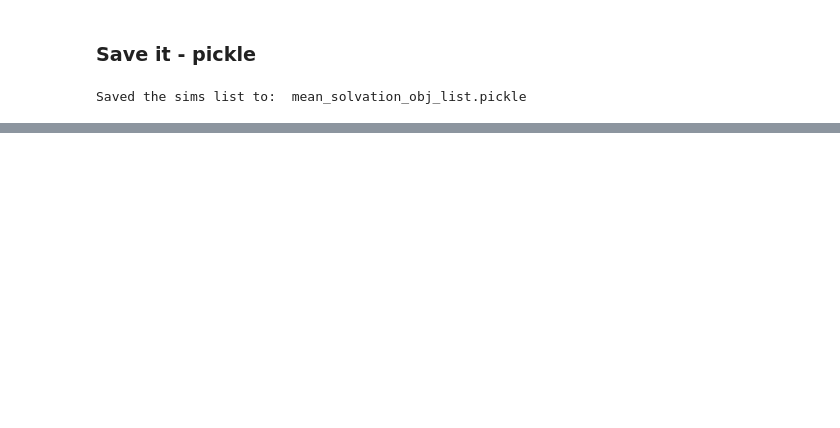
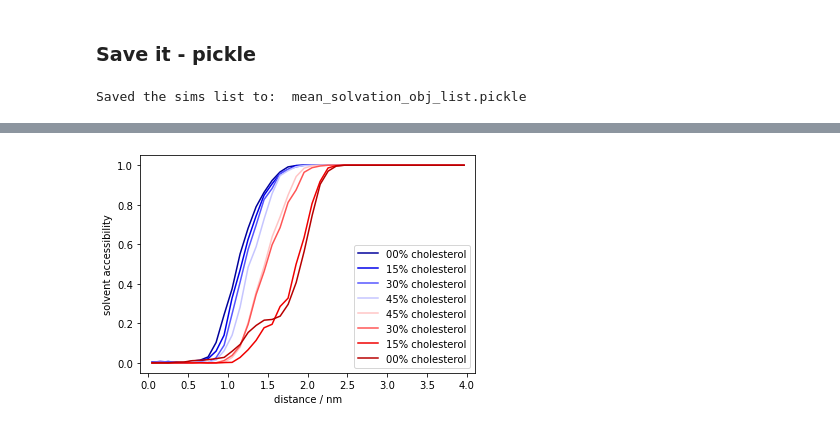
Before and after one commit to jmelcr/permeability, a Jupyter notebook: martini3/plot_mean_solvation_of_x_all_sims.ipynb, the cells around one changed output, grey strips where cells are left out. Drawn from its saved outputs; the diff is of its cells as text; code cells hidden in the pictures; blank space fills up the shorter version.

Commit message:
add combined figure for PO and DP + sterols

```diff
--- a/martini3/plot_mean_solvation_of_x_all_sims.ipynb
+++ b/martini3/plot_mean_solvation_of_x_all_sims.ipynb
@@ -194,0 +205,10 @@ for f in pullx_files:
+# %%
+# set the plotting label from the dirname
+sims_popc = []
+for s in sims:
+    # this shall select the sterol concentration as written in the directory name
+    # and apply it as an attribute "label" to the simulation instance
+    s.label = s.dirname[13:15]
+    if all(x in s.dirname for x in sel_kwords_dirname) and any(x in s.dirname for x in sel_kwords_dirname_any) and not any(x in s.dirname for x in ["AWHk", "(1)"]):
+        print(s.dirname)
+        sims_popc.append(s)
@@ -204,12 +276,14 @@ sel_kwords_dirname = ["EOLS", "d_0"]
 sel_kwords_dirname_any = ["0p", "15p", "30p", "45p"]
 # %%
 # set the plotting label from the dirname
+sims_dppc = []
 for s in sims:
     # this shall select the sterol concentration as written in the directory name
     # and apply it as an attribute "label" to the simulation instance
     s.label = s.dirname[13:15]
     if all(x in s.dirname for x in sel_kwords_dirname) and any(x in s.dirname for x in sel_kwords_dirname_any) and not any(x in s.dirname for x in ["AWHk", "(1)"]):
         print(s.dirname)
+        sims_dppc.append(s)
 # %% [output]
 ./cholesterol00p_PC_variousTails_sims/saturation_DPPC-POPC_titration/perm_particle_EOLS/sat-unsat_169-0_d_0/sim1_awh_gel
 ./cholesterol15p_PC_variousTails_sims/saturation_DPPC-POPC_titration/perm_particle_EOLS/sat-unsat_179-0_d_0/sim1_awh_gel
@@ -340,0 +350,3 @@ Saved the sims list to:  mean_solvation_obj_list.pickle
+# %%
+sims_dppc.reverse()
+sims_selplot = sims_popc + sims_dppc
@@ -340,0 +365,25 @@ Saved the sims list to:  mean_solvation_obj_list.pickle
+# %%
+#selected_particles = ["SC5", "SP3", "SP6", "SN2", "SN3"]
+sns.set_palette("seismic", n_colors=len(sims_selplot))
+# %%
+# make a plot of the solvent accessibility profile for each simulation
+for sim in sims_selplot:
+    s = sim
+    if True:
+        try:
+            fig = sim.plot_mean_solv_profile(plt_label="{}% cholesterol".format(sim.label), plt_solvdeg=True)
+        except:
+            pass
+
+#fig.figure.set_size_inches([4.4,2.2])
+fig.set_xlabel("distance / nm")
+fig.set_ylabel("solvent accessibility")
+
+fig.set_xlim([-0.1, 4.1])
+fig.figure.savefig("solvent_accessibility_profiles_satur-d0and50_sterol-series.png", dpi=150, bbox_inches='tight')
+
+#fig.figure.set_size_inches([4.4,3.8])
+#fig.set_xlim([0.0,3.0])
+#fig.figure.savefig("solvent_accessibility_profiles_satur-d0and50_sterol-series_zoomin.png", dpi=150, bbox_inches='tight')
+# %% [output]
+[figure, added]
```
Also changed, not shown: parts of 17 cells of this notebook, 1 other file.
